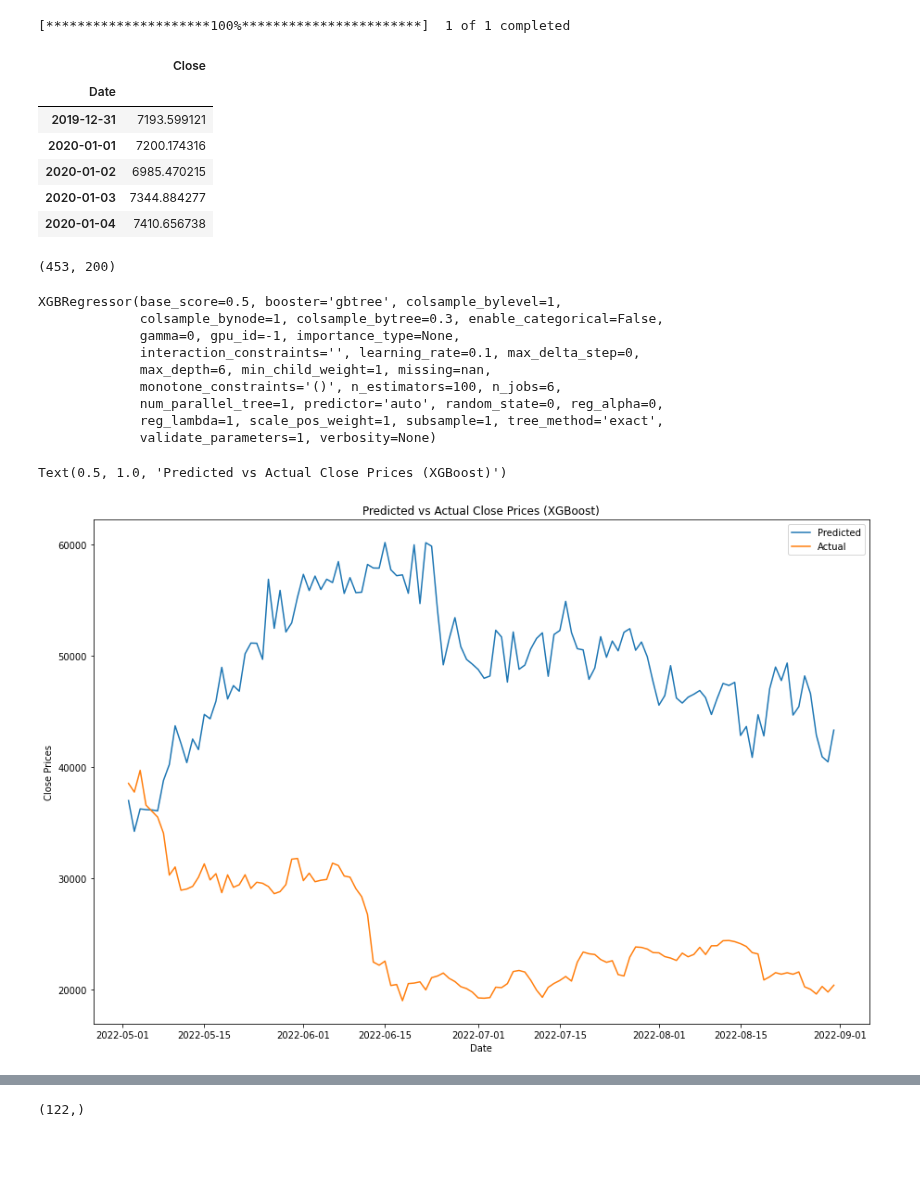
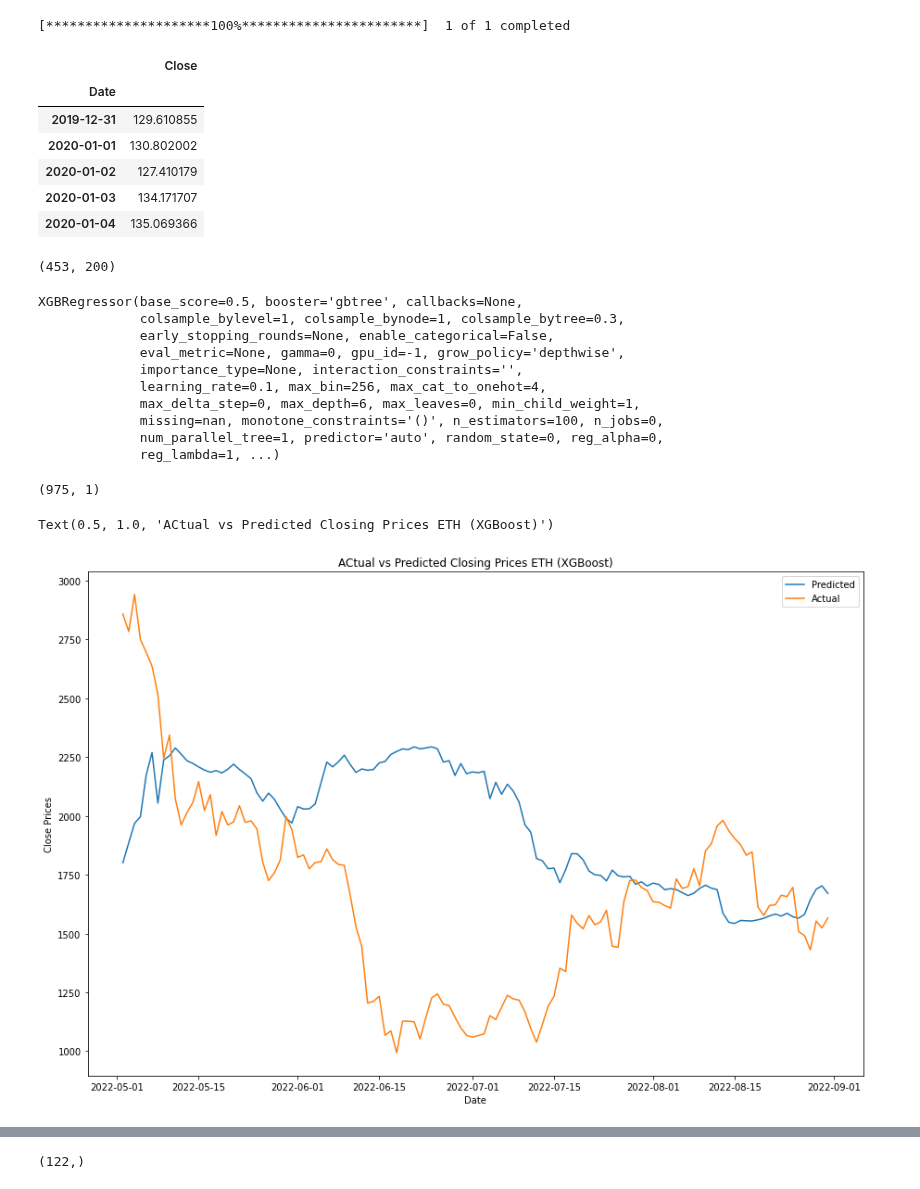
Before and after one commit to akhil14shukla/Crypto-Prediction, a Jupyter notebook: main_ML.ipynb, the cells around one changed output, grey strips where cells are left out. Saved outputs shown, nothing was run; the diff lists cells and outputs as text; code cells hidden in the pictures; blank space fills up the shorter version.

```diff
--- a/main_ML.ipynb
+++ b/main_ML.ipynb
@@ -26,7 +26,7 @@ start = dt.datetime(2020,1,1)
 end = dt.datetime.now()
 # %%
 yf.pdr_override()
-data = pdr.get_data_yahoo("BTC-USD", start, end)
+data = pdr.get_data_yahoo("ETH-USD", start, end)
 # %% [output]
 [*********************100%***********************]  1 of 1 completed
 # %%
@@ -51,11 +51,11 @@ final_data.head()
 # %% [output]
 |  | Close |
 | Date |  |
-| 2019-12-31 | 7193.599121 |
-| 2020-01-01 | 7200.174316 |
-| 2020-01-02 | 6985.470215 |
-| 2020-01-03 | 7344.884277 |
-| 2020-01-04 | 7410.656738 |
+| 2019-12-31 | 129.610855 |
+| 2020-01-01 | 130.802002 |
+| 2020-01-02 | 127.410179 |
+| 2020-01-03 | 134.171707 |
+| 2020-01-04 | 135.069366 |
 # %%
 # Preparing the Data
 prediction_days = 200
@@ -84,15 +84,20 @@ model = xgb.XGBRegressor(objective='reg:squarederror', colsample_bytree=0.3, lea
 # %%
 model.fit(x_train, y_train, verbose=True)
 # %% [output]
-XGBRegressor(base_score=0.5, booster='gbtree', colsample_bylevel=1,
-             colsample_bynode=1, colsample_bytree=0.3, enable_categorical=False,
-             gamma=0, gpu_id=-1, importance_type=None,
-             interaction_constraints='', learning_rate=0.1, max_delta_step=0,
-             max_depth=6, min_child_weight=1, missing=nan,
-             monotone_constraints='()', n_estimators=100, n_jobs=6,
+XGBRegressor(base_score=0.5, booster='gbtree', callbacks=None,
+             colsample_bylevel=1, colsample_bynode=1, colsample_bytree=0.3,
+             early_stopping_rounds=None, enable_categorical=False,
+             eval_metric=None, gamma=0, gpu_id=-1, grow_policy='depthwise',
+             importance_type=None, interaction_constraints='',
+             learning_rate=0.1, max_bin=256, max_cat_to_onehot=4,
+             max_delta_step=0, max_depth=6, max_leaves=0, min_child_weight=1,
+             missing=nan, monotone_constraints='()', n_estimators=100, n_jobs=0,
              num_parallel_tree=1, predictor='auto', random_state=0, reg_alpha=0,
-             reg_lambda=1, scale_pos_weight=1, subsample=1, tree_method='exact',
-             validate_parameters=1, verbosity=None)
+             reg_lambda=1, ...)
+# %%
+scaled_data.shape
+# %% [output]
+(975, 1)
 # %%
 
 y_pred = []
@@ -100,7 +105,7 @@ y_ptrain=[]
 for i in range(0,122):
     x_train, y_train = [], []
     scaled_data=np.array(final_data)
-    for x in range(prediction_days, len(scaled_data)-future_days-prediction_days-122):
+    for x in range(prediction_days, len(scaled_data)-future_days-122-122):
         x_train.append(scaled_data[x-prediction_days:x])
         y_train.append(scaled_data[x+future_days+i:x+1+i,scaled_data.shape[1]-1])
     x_train, y_train = np.array(x_train), np.array(y_train)
@@ -110,23 +115,23 @@ for i in range(0,122):
     x_train = x_train.reshape(x_train.shape[0], x_train.shape[1])
     y_train = y_train.flatten()
 
-    model = xgb.XGBRegressor(objective='reg:squarederror',n_estimators=1000, learning_rate=0.3,n_jobs=-1,max_depth=8)
+    model = xgb.XGBRegressor(booster='gbtree',objective='reg:squarederror',n_estimators=20, learning_rate=0.04,n_jobs=-1,max_depth=12,tree_method='auto',num_parallel_tree=10,colsample_bytree=0.3)
     model.fit(x_train, y_train, verbose=True)
-    x_test = scaled_data[-prediction_days-122:-122]
+    x_test = scaled_data[-200-122:-122]
     x_test = x_test.reshape(1,x_test.shape[0])
     y_pred = y_pred + [model.predict(x_test)]
     y_ptrain = y_ptrain + [model.predict(x_train)]
 # %%
 fig,axs = plt.subplots(1,1,figsize=(15,10))
 axs.plot(final_data.index[-122:],y_pred)
 axs.plot(final_data['Close'][-122:])
 plt.legend(['Predicted','Actual'])
 plt.xlabel('Date')
-plt.ylabel('Close Prices')
-plt.title('Predicted vs Actual Close Prices (XGBoost)')
+plt.ylabel('Closing Prices')
+plt.title('ACtual vs Predicted Closing Prices ETH (XGBoost)')
 # %% [output]
-Text(0.5, 1.0, 'Predicted vs Actual Close Prices (XGBoost)')
+Text(0.5, 1.0, 'ACtual vs Predicted Closing Prices ETH (XGBoost)')
-[figure, old version]
+[figure, new version]
 # %%
 y_ptrain = np.array(y_ptrain)
 y_ptrain
```
Also changed, not shown: parts of 10 cells of this notebook, 2 other files.
